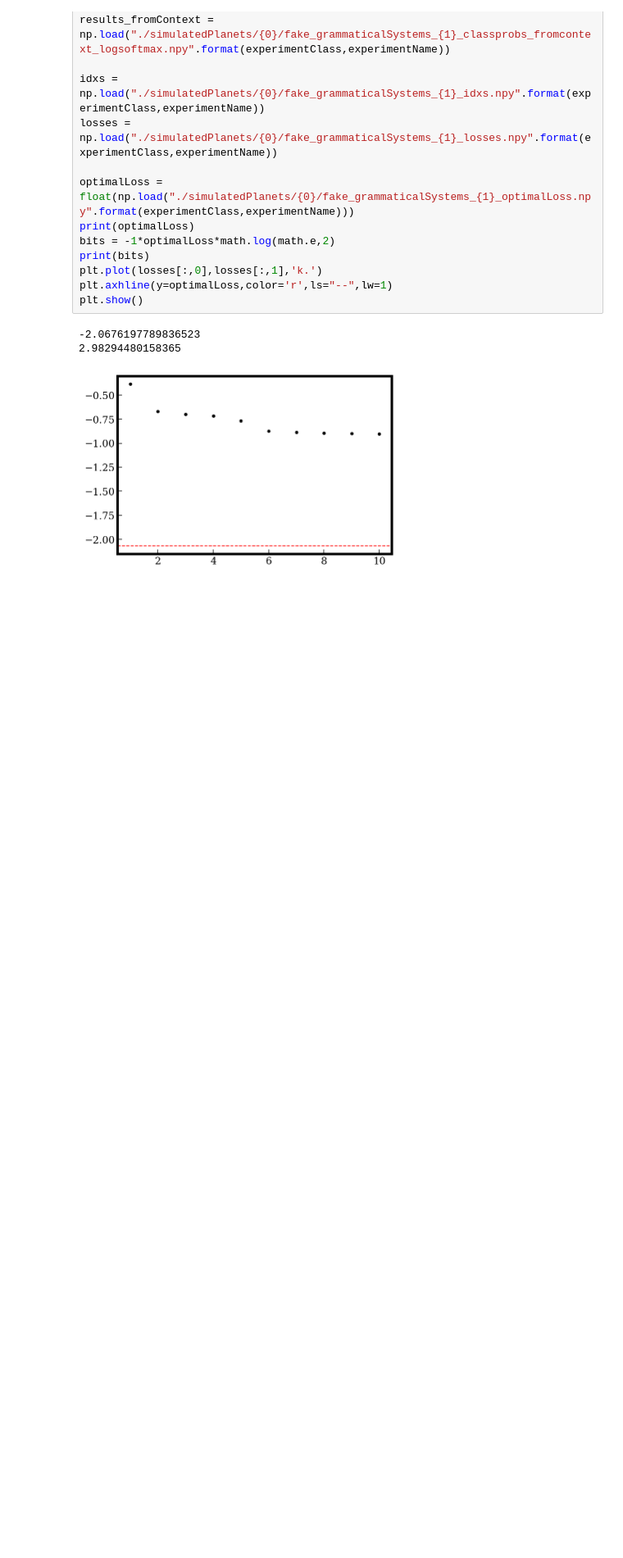
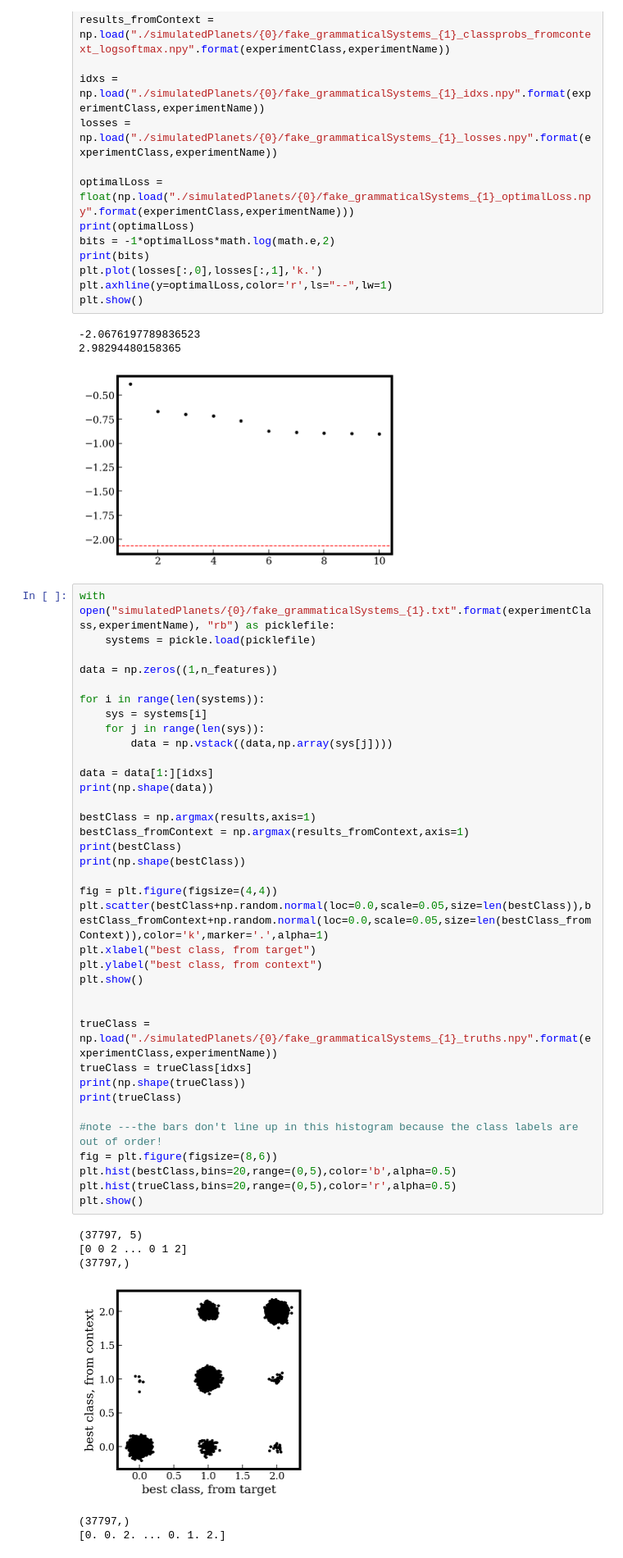
Before and after one commit to esandford/mmi-tagger, a Jupyter notebook: planettagger/costFunction.ipynb, the cells around one changed output. Shown: that part at 82% size. Saved outputs shown, nothing was run; the diff lists cells and outputs as text; blank space fills up the shorter version.

```diff
--- a/planettagger/costFunction.ipynb
+++ b/planettagger/costFunction.ipynb
@@ -422,3 +422,46 @@ plt.show()
 -2.0676197789836523
 2.98294480158365
 [figure]
+# %%
+with open("simulatedPlanets/{0}/fake_grammaticalSystems_{1}.txt".format(experimentClass,experimentName), "rb") as picklefile:
+    systems = pickle.load(picklefile)
+
+data = np.zeros((1,n_features))
+
+for i in range(len(systems)):
+    sys = systems[i]
+    for j in range(len(sys)):
+        data = np.vstack((data,np.array(sys[j])))
+
+data = data[1:][idxs]
+print(np.shape(data))
+
+bestClass = np.argmax(results,axis=1)
+bestClass_fromContext = np.argmax(results_fromContext,axis=1)
+print(bestClass)
+print(np.shape(bestClass))
+
+fig = plt.figure(figsize=(4,4))
+plt.scatter(bestClass+np.random.normal(loc=0.0,scale=0.05,size=len(bestClass)),bestClass_fromContext+np.random.normal(loc=0.0,scale=0.05,size=len(bestClass_fromContext)),color='k',marker='.',alpha=1)
+plt.xlabel("best class, from target")
+plt.ylabel("best class, from context")
+plt.show()
+
+
+trueClass = np.load("./simulatedPlanets/{0}/fake_grammaticalSystems_{1}_truths.npy".format(experimentClass,experimentName))
+trueClass = trueClass[idxs]
+print(np.shape(trueClass))
+print(trueClass)
+
+#note ---the bars don't line up in this histogram because the class labels are out of order!
+fig = plt.figure(figsize=(8,6))
+plt.hist(bestClass,bins=20,range=(0,5),color='b',alpha=0.5)
+plt.hist(trueClass,bins=20,range=(0,5),color='r',alpha=0.5)
+plt.show()
+# %% [output]
+(37797, 5)
+[0 0 2 ... 0 1 2]
+(37797,)
+[figure, added]
+(37797,)
+[0. 0. 2. ... 0. 1. 2.]
```
Also changed, not shown: parts of 8 cells of this notebook.
